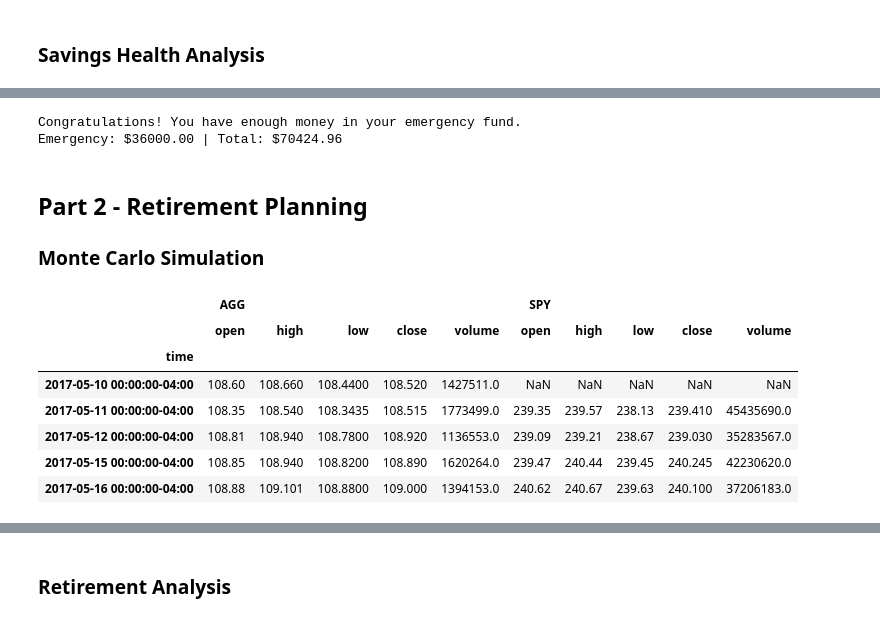
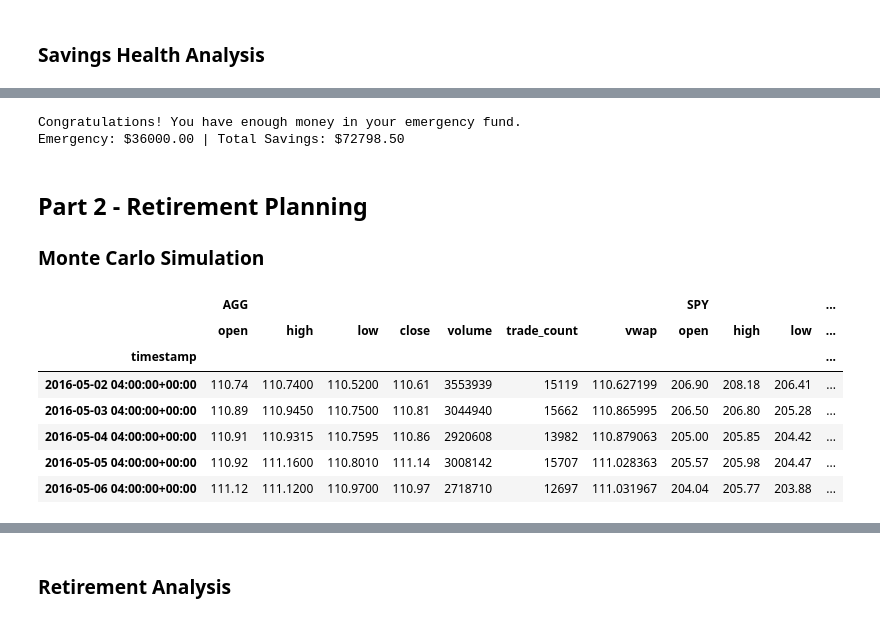
Before and after one commit to yenla9/python-homework, a Jupyter notebook: Homework5/financial-planner.ipynb, the cells around one changed output, grey strips where cells are left out. Drawn from its saved outputs; the diff is of its cells as text; code cells hidden in the pictures.

```diff
--- a/Homework5/financial-planner.ipynb
+++ b/Homework5/financial-planner.ipynb
@@ -172,14 +174,14 @@ total_savings = df_savings['amount'][0] + df_savings['amount'][1]
 # Validate saving health
 if total_savings >emergency_fund:
     print("Congratulations! You have enough money in your emergency fund.")
-    print(f"Emergency: ${emergency_fund:0.2f} | Total: ${total_savings:0.2f}")
+    print(f"Emergency: ${emergency_fund:0.2f} | Total Savings: ${total_savings:0.2f}")
 elif total_savings == emergency_fund:
     print("Congratulations! You have reach this financial goal.")
 else:
     print(f"You are ${emergency_fund- total_savings:0.2f} away from reaching your goal.")
 # %% [output]
 Congratulations! You have enough money in your emergency fund.
-Emergency: $36000.00 | Total: $70424.96
+Emergency: $36000.00 | Total Savings: $72798.50
 # %% [markdown]
 ## Part 2 - Retirement Planning
 
@@ -191,24 +193,30 @@ start_date = pd.Timestamp('2016-05-01', tz='America/New_York').isoformat()
 end_date = pd.Timestamp('2021-05-01', tz='America/New_York').isoformat()
 # %%
 # Get 5 years' worth of historical data for SPY and AGG
-# YOUR CODE HERE!
+df_port2 = alpaca.get_bars(
+    tickers,
+    timeframe,
+    start = start_date,
+    end = end_date
+).df
 
 # Reorganize the DataFrame
 # Separate ticker data
-# YOUR CODE HERE!
+AGG = df_port2[df_port2['symbol']=='AGG'].drop('symbol', axis=1)
+SPY = df_port2[df_port2['symbol']=='SPY'].drop('symbol', axis=1)
 
 
 # Concatenate the ticker DataFrames
-# YOUR CODE HERE!
+df_stock_data = pd.concat([AGG, SPY], axis=1 , keys=['AGG','SPY'])
 
 # Display sample data
 df_stock_data.head()
 # %% [output]
-|  | AGG |  |  |  |  | SPY |  |  |  |  |
-|  | open | high | low | close | volume | open | high | low | close | volume |
-| time |  |  |  |  |  |  |  |  |  |  |
-| 2017-05-10 00:00:00-04:00 | 108.60 | 108.660 | 108.4400 | 108.520 | 1427511.0 | NaN | NaN | NaN | NaN | NaN |
-| 2017-05-11 00:00:00-04:00 | 108.35 | 108.540 | 108.3435 | 108.515 | 1773499.0 | 239.35 | 239.57 | 238.13 | 239.410 | 45435690.0 |
-| 2017-05-12 00:00:00-04:00 | 108.81 | 108.940 | 108.7800 | 108.920 | 1136553.0 | 239.09 | 239.21 | 238.67 | 239.030 | 35283567.0 |
-| 2017-05-15 00:00:00-04:00 | 108.85 | 108.940 | 108.8200 | 108.890 | 1620264.0 | 239.47 | 240.44 | 239.45 | 240.245 | 42230620.0 |
-| 2017-05-16 00:00:00-04:00 | 108.88 | 109.101 | 108.8800 | 109.000 | 1394153.0 | 240.62 | 240.67 | 239.63 | 240.100 | 37206183.0 |
+|  | AGG |  |  |  |  |  |  | SPY |  |  | ... |
+|  | open | high | low | close | volume | trade_count | vwap | open | high | low | ... |
+| timestamp |  |  |  |  |  |  |  |  |  |  | ... |
+| 2016-05-02 04:00:00+00:00 | 110.74 | 110.7400 | 110.5200 | 110.61 | 3553939 | 15119 | 110.627199 | 206.90 | 208.18 | 206.41 | ... |
+| 2016-05-03 04:00:00+00:00 | 110.89 | 110.9450 | 110.7500 | 110.81 | 3044940 | 15662 | 110.865995 | 206.50 | 206.80 | 205.28 | ... |
+| 2016-05-04 04:00:00+00:00 | 110.91 | 110.9315 | 110.7595 | 110.86 | 2920608 | 13982 | 110.879063 | 205.00 | 205.85 | 204.42 | ... |
+| 2016-05-05 04:00:00+00:00 | 110.92 | 111.1600 | 110.8010 | 111.14 | 3008142 | 15707 | 111.028363 | 205.57 | 205.98 | 204.47 | ... |
+| 2016-05-06 04:00:00+00:00 | 111.12 | 111.1200 | 110.9700 | 110.97 | 2718710 | 12697 | 111.031967 | 204.04 | 205.77 | 203.88 | ... |
```
Also changed, not shown: parts of 31 cells of this notebook.
